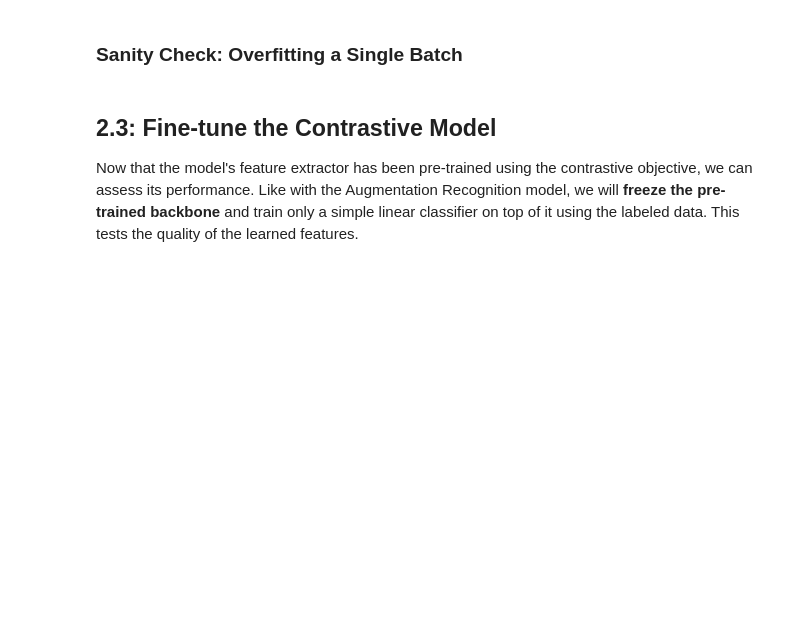
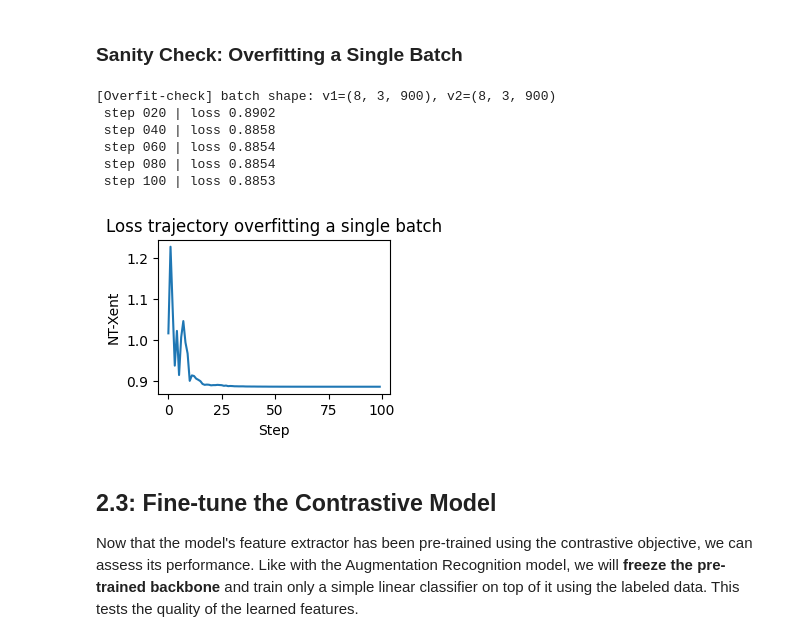
Before and after one commit to OxWearables/Oxford_Wearables_Activity_Recognition, a Jupyter notebook: 7_self_supervised_learning/aug_contrastive.ipynb, the cells around one changed output. Cells and saved outputs as stored; diff of their text form; code cells hidden in the pictures; blank space fills up the shorter version.

```diff
--- a/7_self_supervised_learning/aug_contrastive.ipynb
+++ b/7_self_supervised_learning/aug_contrastive.ipynb
@@ -752,27 +767,78 @@ print("Projected embedding shape (z1): ", tuple(z1.shape))
 ### Sanity Check: Overfitting a Single Batch
 # %%
 # A new sanity check function for the contrastive task.
-def overfit_one_batch_contrastive(model, dl, steps=100, lr=1e-3, temp=0.1, device="cpu"):
+def nt_xent_loss(z1: torch.Tensor, z2: torch.Tensor, tau: float):
+    """
+    Normalised, temperature-scale cross-entropy loss.
+    """
+    assert z1.shape == z2.shape and z1.dim() == 2
+    B, _ = z1.shape
+
+    # normalise each vector for cosine similarity
+    z1 = F.normalize(z1, dim=1)
+    z2 = F.normalize(z2, dim=1)
+
+    # combine the augmented and unaugmented views
+    z = torch.cat([z1, z2], dim=0) # (0, B-1) are z1, (B-2B-1) are z2
+    sim = z @ z.T # (2B, 2B)
+    logits = sim / tau
+
+    # mask out self-similarity by setting diagonal to -inf
+    diag_mask = torch.eye(2*B, dtype=torch.bool, device=logits.device)
+    logits = logits.masked_fill(diag_mask, float('-inf'))
+
+    # compute the log-softmax over candidates
+    log_prob = F.log_softmax(logits, dim=1)
+
+    # build indices of positive candidates for each anchor (0->B, 1->B+1, ..., B-1->2B-1, B->0, B+1->1, ..., 2B-1, B-1)
+    ancs = torch.arange(2*B, device=logits.device)
+    pos_idx = (ancs + B) % (2*B)
+
+    # compute the negative log likelihood of the positive candidates conditional on each anchor
+    loss = - log_prob[ancs, pos_idx].mean()
+
+    return loss
+
+
+def overfit_one_batch_contrastive(model, dl, steps=100, lr=1e-3, device="cpu"):
     model.train().to(device)
     opt = torch.optim.Adam(model.parameters(), lr=lr)
     v1, v2 = next(iter(dl))
     v1, v2 = v1.to(device), v2.to(device)
 
     print(f"[Overfit-check] batch shape: v1={tuple(v1.shape)}, v2={tuple(v2.shape)}")
     losses = []
 
     for t in range(steps):
-        z1 = model(v1, head="proj")
-        z2 = model(v2, head="proj")
-        loss = ssl.nt_xent_loss(z1, z2, temperature=temp)
+        z1 = model(v1, head="proj") # (B, C)
+        z2 = model(v2, head="proj") # (B, C)
+
+        #TODO: Implement normalised, temp-scaled cross-entropy loss
+        loss = nt_xent_loss(z1, z2, model.tau)
+
         opt.zero_grad(); loss.backward(); opt.step()
         losses.append(loss.item())
         if (t+1) % max(1, steps//5) == 0:
             print(f" step {t+1:03d} | loss {losses[-1]:.4f}")
-    print(f" start loss={losses[0]:.4f}  end loss={losses[-1]:.4f}")
+    # print(f" start loss={losses[0]:.4f}  end loss={losses[-1]:.4f}")
     return losses
 
-_ = overfit_one_batch_contrastive(model_contrastive, contrastive_train_loader, lr=train_cfg.lr, temp=train_cfg.temperature, device=train_cfg.device)
+losses = overfit_one_batch_contrastive(model_cl, contrastive_train_loader, lr=train_cfg.lr, device=train_cfg.device)
+
+fig, ax = plt.subplots(figsize=(3,2))
+ax.plot(losses)
+ax.set_xlabel("Step")
+ax.set_ylabel("NT-Xent")
+ax.set_title("Loss trajectory overfitting a single batch")
+plt.show()
+# %% [output]
+[Overfit-check] batch shape: v1=(8, 3, 900), v2=(8, 3, 900)
+ step 020 | loss 0.8902
+ step 040 | loss 0.8858
+ step 060 | loss 0.8854
+ step 080 | loss 0.8854
+ step 100 | loss 0.8853
+[figure, added]
 # %%
 # Do model pretraining using the contrastive task.
 # The Trainer in ssl_utils.py already has a 'fit_contrastive' method.
```
Also changed, not shown: parts of 8 cells of this notebook, 1 other file.
